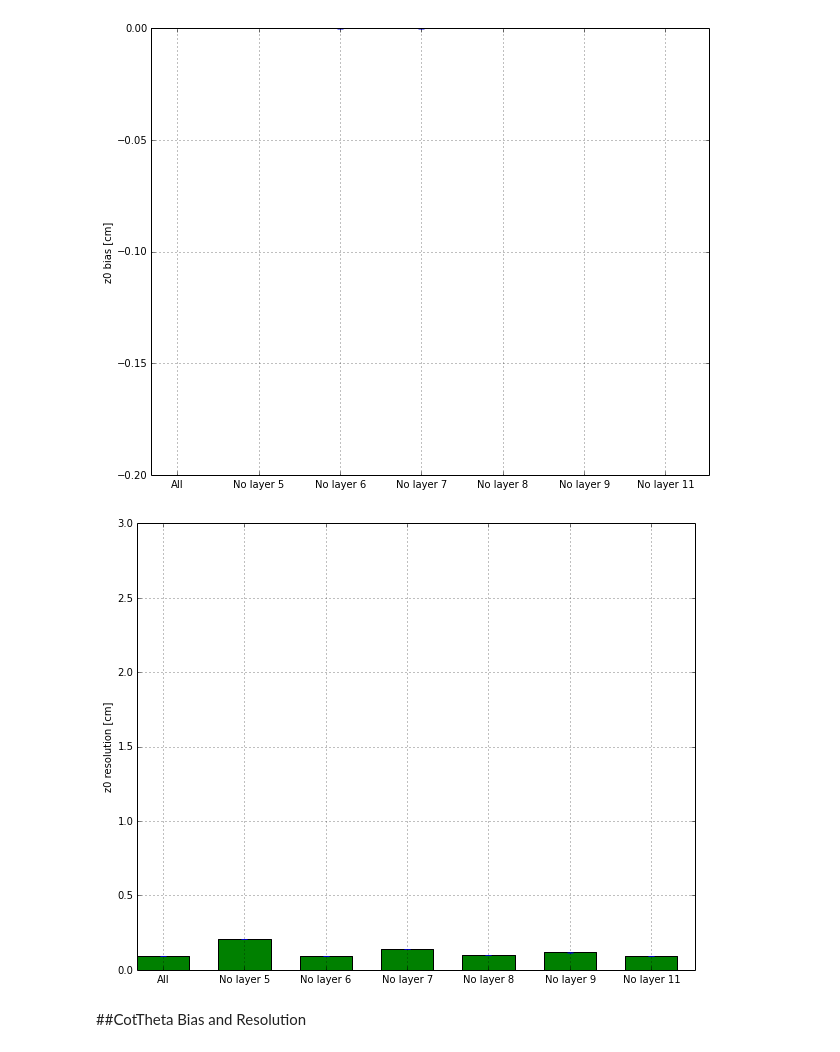
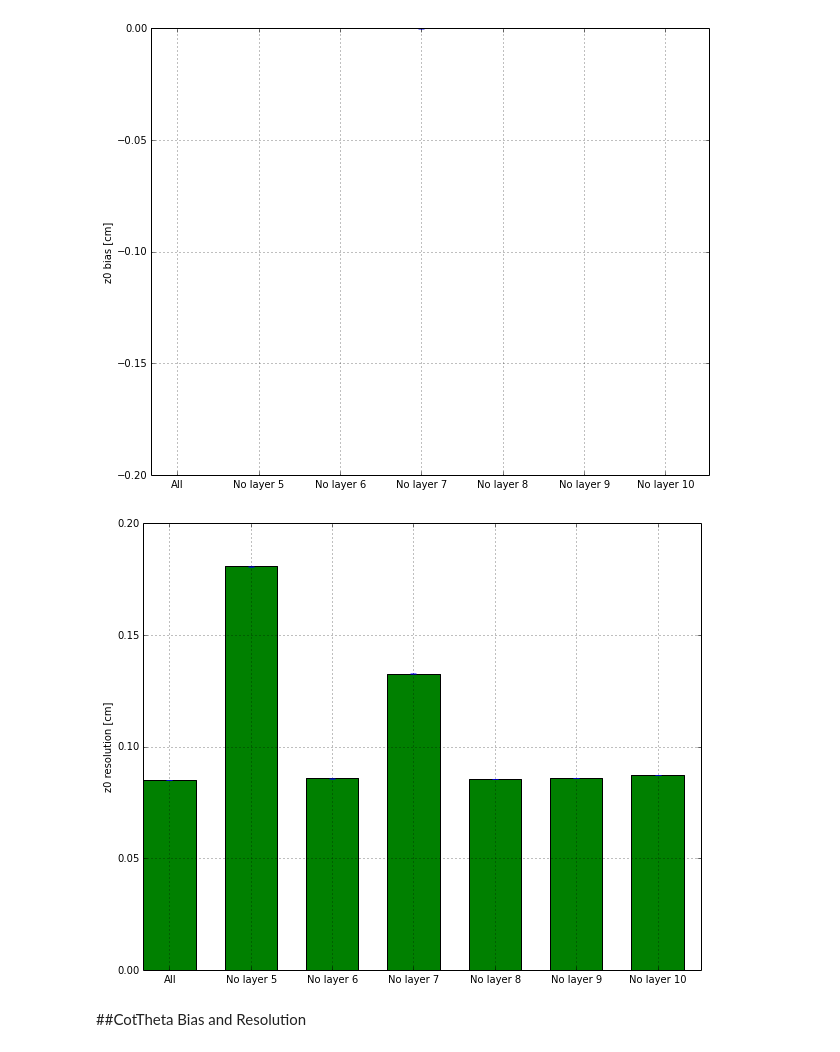
Before and after one commit to demattia/Notebooks, a Jupyter notebook: LinearizedTrackFitting/Resolutions5_6_Regions.ipynb, the cells around one changed output. Saved outputs shown, nothing was run; the diff lists cells and outputs as text; code cells hidden in the pictures.

```diff
--- a/LinearizedTrackFitting/Resolutions5_6_Regions.ipynb
+++ b/LinearizedTrackFitting/Resolutions5_6_Regions.ipynb
@@ -17,7 +17,7 @@ import pylab
 %matplotlib inline
 pylab.rcParams['figure.figsize'] = (10.0, 8.0)
 # %%
-region = "2"
+region = "1"
 
 layers_list = []
 if region == "1":
@@ -31,7 +31,7 @@ elif region == "4":
 elif region == "5":
     layers_list = [5, 6, 11, 12, 13, 14]
 elif region == "6":
-    layers_list = [5, 6, 11, 13, 14, 15]
+    layers_list = [5, 6, 11, 12, 14, 15]
 elif region == "7":
     layers_list = [5, 11, 12, 13, 14, 15]
 elif region == "8":
@@ -42,15 +42,17 @@ elif region == "9":
 
 f_name = "/linearFitterHistograms.root"
 
-
-base_z = "/Users/demattia/RemoteProjects/Test/ConstantsProduction/Combinations_Longitudinal_SecondOrder/Region_"+region+"_"
-# base_z = "/Users/demattia/RemoteProjects/Test/ConstantsProduction/Combinations_Longitudinal_Rz/Region_"+region+"_"
+base_dir = "/Users/demattia/RemoteProjects/Test/NewConstants/ConstantsProduction/"
+# base_z = base_dir+"Combinations_Longitudinal/Region_"+region+"_"
+base_z = base_dir+"Combinations_Longitudinal_Rz/Region_"+region+"_"
+# base_z = base_dir+"Combinations_Longitudinal_SecondOrder/Region_"+region+"_"
+# base_z = base_dir+"Combinations_Longitudinal_Rz_SecondOrder/Region_"+region+"_"
 
 # Low pT
-base_phi_low_pt = "/Users/demattia/RemoteProjects/Test/ConstantsProduction/Combinations_Transverse_SecondOrder_2_10/Region_"+region+"_"
+base_phi_low_pt = base_dir+"Combinations_Transverse_SecondOrder_2_10/Region_"+region+"_"
 
 # High pT
-base_phi_high_pt = "/Users/demattia/RemoteProjects/Test/ConstantsProduction/Combinations_Transverse_SecondOrder_10_more/Region_"+region+"_"
+base_phi_high_pt = base_dir+"Combinations_Transverse_SecondOrder_10_more/Region_"+region+"_"
 # %%
 def fit(input_file_name, name):
     # print input_file_name
@@ -234,10 +234,10 @@ plt.show()
 # %% [output]
 [figure]
 # %%
-plt = plot(fitResults, 2, 'z0 resolution [cm]', layers_list, y_max = 3.0)
+plt = plot(fitResults, 2, 'z0 resolution [cm]', layers_list, y_max = 0.2)
 plt.show()
 # %% [output]
-[figure, old version]
+[figure, new version]
 # %% [markdown]
 ##CotTheta Bias and Resolution
 # %%
```
Also changed, not shown: parts of 16 cells of this notebook, 3 other files.
